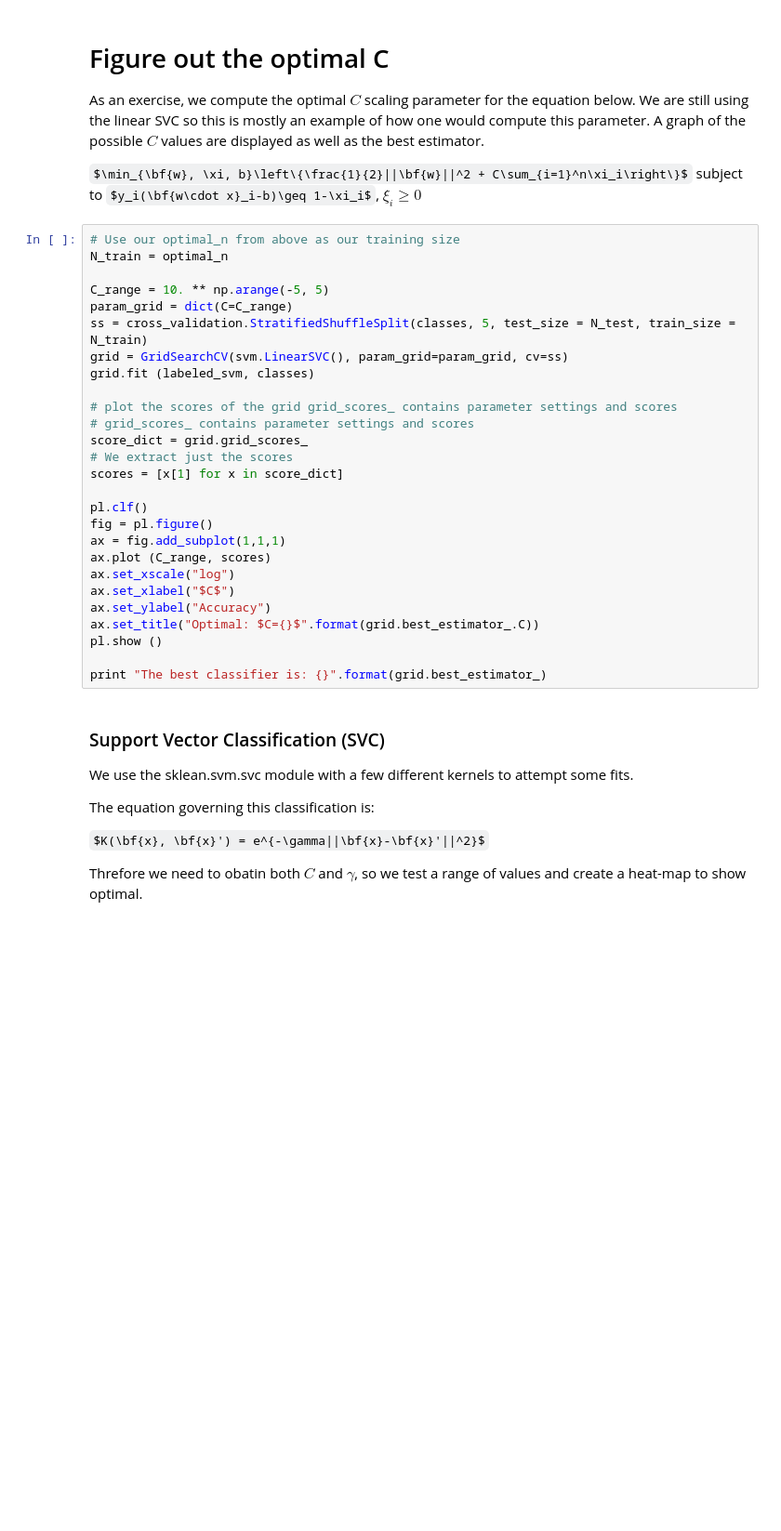
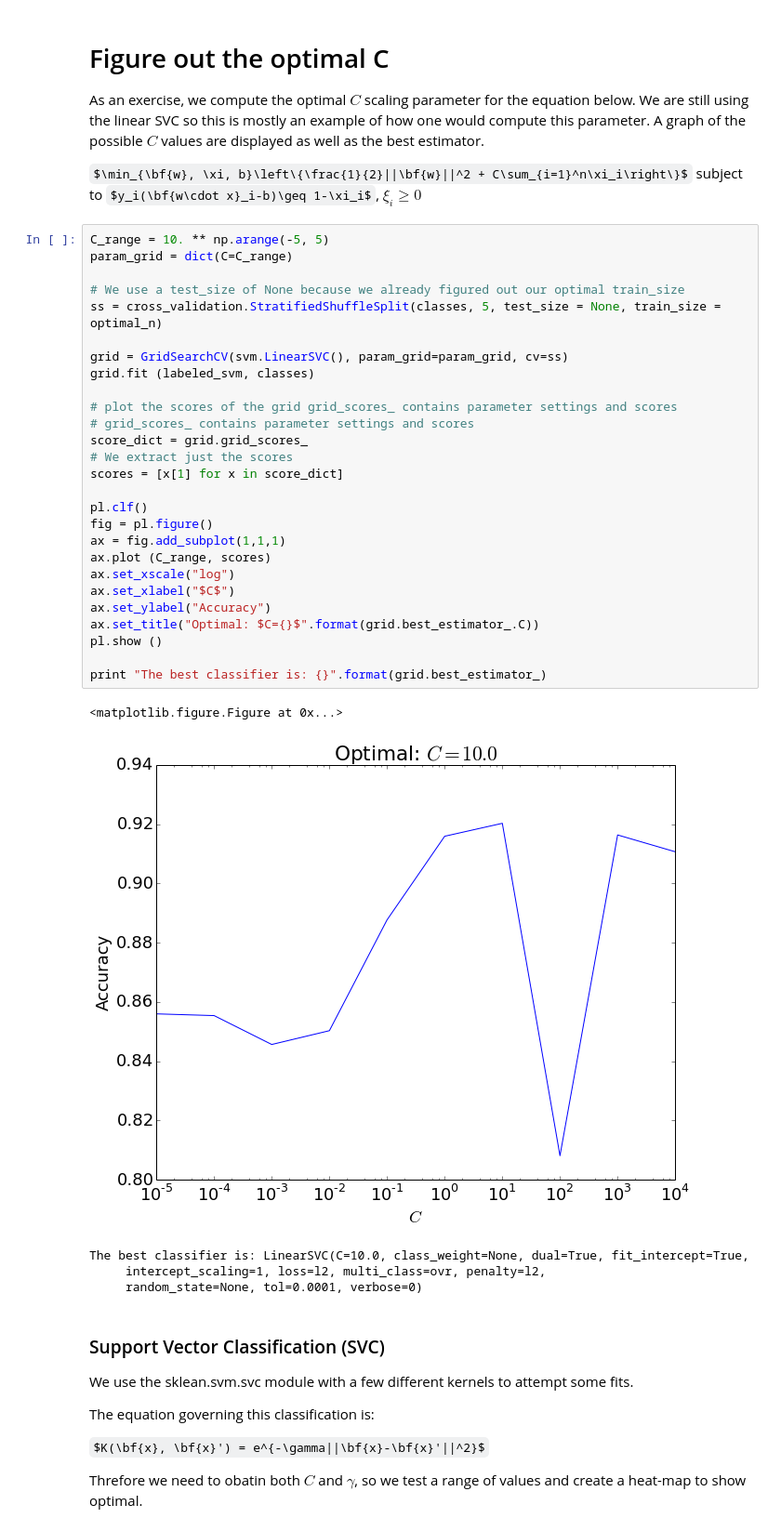
Before and after one commit to ElMejorEquipoDeLaSerena/VariableStarsClassification, a Jupyter notebook: Final.ipynb, the cells around one changed output. Shown at 93% size. Saved outputs shown, nothing was run; the diff lists cells and outputs as text; some formulas as TeX source; blank space fills up the shorter version.

```diff
--- a/Final.ipynb
+++ b/Final.ipynb
@@ -254,32 +256,38 @@ As an exercise, we compute the optimal $C$ scaling parameter for the equation be
 $\min_{\bf{w}, \xi, b}\left\{\frac{1}{2}||\bf{w}||^2 + C\sum_{i=1}^n\xi_i\right\}$
 subject to $y_i(\bf{w\cdot x}_i-b)\geq 1-\xi_i$, $\xi_i\geq 0$
 # %%
-# Use our optimal_n from above as our training size
-N_train = optimal_n
-
 C_range = 10. ** np.arange(-5, 5)
 param_grid = dict(C=C_range)
-ss = cross_validation.StratifiedShuffleSplit(classes, 5, test_size = N_test, train_size = N_train)
+
+# We use a test_size of None because we already figured out our optimal train_size
+ss = cross_validation.StratifiedShuffleSplit(classes, 5, test_size = None, train_size = optimal_n)
+
 grid = GridSearchCV(svm.LinearSVC(), param_grid=param_grid, cv=ss)
 grid.fit (labeled_svm, classes)
 
 # plot the scores of the grid grid_scores_ contains parameter settings and scores
 # grid_scores_ contains parameter settings and scores
 score_dict = grid.grid_scores_
 # We extract just the scores
 scores = [x[1] for x in score_dict]
 
 pl.clf()
 fig = pl.figure()
 ax = fig.add_subplot(1,1,1)
 ax.plot (C_range, scores)
 ax.set_xscale("log")
 ax.set_xlabel("$C$")
 ax.set_ylabel("Accuracy")
 ax.set_title("Optimal: $C={}$".format(grid.best_estimator_.C))
 pl.show ()
 
 print "The best classifier is: {}".format(grid.best_estimator_)
+# %% [output]
+<matplotlib.figure.Figure at 0x...>
+[figure, added]
+The best classifier is: LinearSVC(C=10.0, class_weight=None, dual=True, fit_intercept=True,
+     intercept_scaling=1, loss=l2, multi_class=ovr, penalty=l2,
+     random_state=None, tol=0.0001, verbose=0)
 # %% [markdown]
 ### Support Vector Classification (SVC)
 
```
Also changed, not shown: parts of 13 cells of this notebook, 2 other files.
